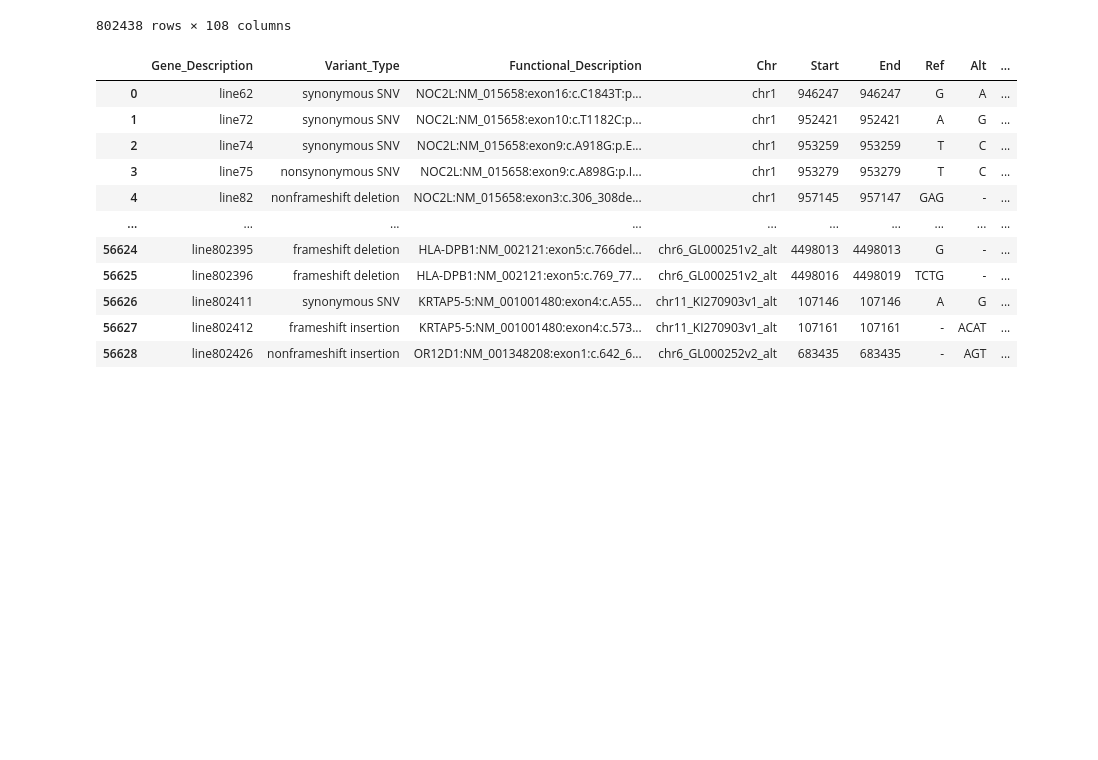
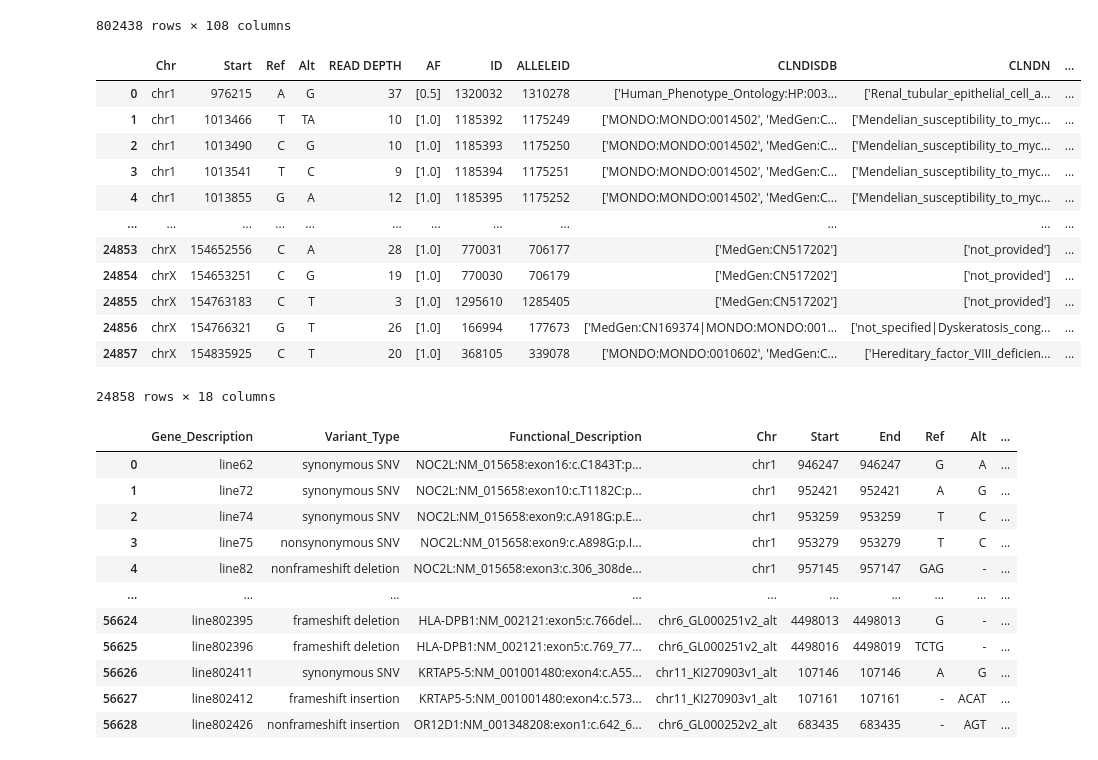
Before and after one commit to Zinthrow/Alex_Exome, a Jupyter notebook: post_analysis/parse_results.ipynb, the cells around one changed output. Drawn from its saved outputs; the diff is of its cells as text; code cells hidden in the pictures; blank space fills up the shorter version.

```diff
--- a/post_analysis/parse_results.ipynb
+++ b/post_analysis/parse_results.ipynb
@@ -27,6 +27,29 @@ multianno
 | 802436 | chr19_GL949753v2_alt | 383709 | 383709 | C | T | . | . | . | ... |
 | 802437 | chr19_GL949753v2_alt | 383739 | 383739 | T | C | . | . | . | ... |
 802438 rows × 108 columns
+# %%
+rename_clinvars = {'CHROM': 'Chr',
+                   'POS': 'Start',
+                   'REF': 'Ref',
+                   'ALT': 'Alt'}
+
+manual_clinvar = pd.read_csv('10847101.hg38_clinvar_manual_merge.csv', index_col=0).rename(columns=rename_clinvars)
+manual_clinvar['Alt'] = manual_clinvar['Alt'].map(lambda x: x.strip("'[]'") if x else None)
+manual_clinvar
+# %% [output]
+|  | Chr | Start | Ref | Alt | READ DEPTH | AF | ID | ALLELEID | CLNDISDB | CLNDN | ... |
+| 0 | chr1 | 976215 | A | G | 37 | [0.5] | 1320032 | 1310278 | ['Human_Phenotype_Ontology:HP:003... | ['Renal_tubular_epithelial_cell_a... | ... |
+| 1 | chr1 | 1013466 | T | TA | 10 | [1.0] | 1185392 | 1175249 | ['MONDO:MONDO:0014502', 'MedGen:C... | ['Mendelian_susceptibility_to_myc... | ... |
+| 2 | chr1 | 1013490 | C | G | 10 | [1.0] | 1185393 | 1175250 | ['MONDO:MONDO:0014502', 'MedGen:C... | ['Mendelian_susceptibility_to_myc... | ... |
+| 3 | chr1 | 1013541 | T | C | 9 | [1.0] | 1185394 | 1175251 | ['MONDO:MONDO:0014502', 'MedGen:C... | ['Mendelian_susceptibility_to_myc... | ... |
+| 4 | chr1 | 1013855 | G | A | 12 | [1.0] | 1185395 | 1175252 | ['MONDO:MONDO:0014502', 'MedGen:C... | ['Mendelian_susceptibility_to_myc... | ... |
+| ... | ... | ... | ... | ... | ... | ... | ... | ... | ... | ... | ... |
+| 24853 | chrX | 154652556 | C | A | 28 | [1.0] | 770031 | 706177 | ['MedGen:CN517202'] | ['not_provided'] | ... |
+| 24854 | chrX | 154653251 | C | G | 19 | [1.0] | 770030 | 706179 | ['MedGen:CN517202'] | ['not_provided'] | ... |
+| 24855 | chrX | 154763183 | C | T | 3 | [1.0] | 1295610 | 1285405 | ['MedGen:CN517202'] | ['not_provided'] | ... |
+| 24856 | chrX | 154766321 | G | T | 26 | [1.0] | 166994 | 177673 | ['MedGen:CN169374|MONDO:MONDO:001... | ['not_specified|Dyskeratosis_cong... | ... |
+| 24857 | chrX | 154835925 | C | T | 20 | [1.0] | 368105 | 339078 | ['MONDO:MONDO:0010602', 'MedGen:C... | ['Hereditary_factor_VIII_deficien... | ... |
+24858 rows × 18 columns
 # %%
 import re
 pd.options.display.max_columns = 300
```
Also changed, not shown: parts of 8 cells of this notebook, 3 other files.
